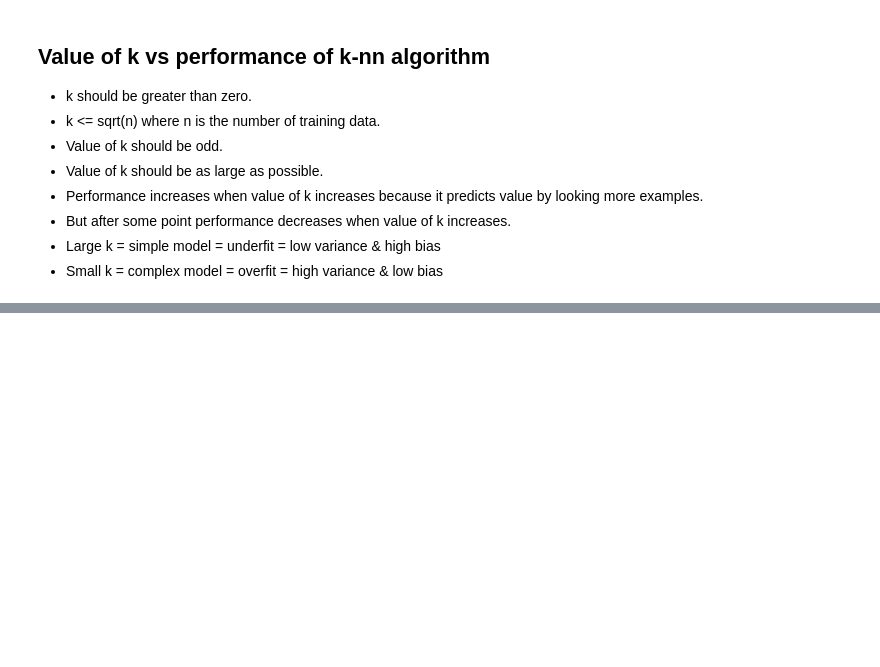
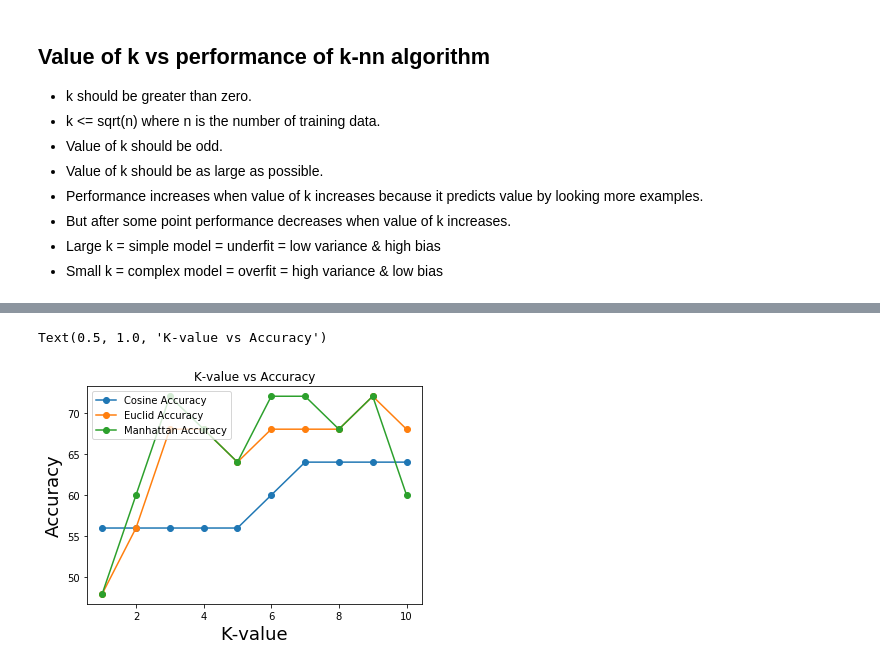
Before and after one commit to VatsalSoni301/Classifier_Regression, a Jupyter notebook: K_NN/q-1-2.ipynb, the cells around one changed output, grey strips where cells are left out. Saved outputs shown, nothing was run; the diff lists cells and outputs as text; code cells hidden in the pictures; blank space fills up the shorter version.

Commit message:
Resudial plot added and robot1 graph added

```diff
--- a/K_NN/q-1-2.ipynb
+++ b/K_NN/q-1-2.ipynb
@@ -148,0 +152,35 @@ Iris-versicolor       1.00      0.86      0.92         7
+# %%
+euclid = []
+cosine = []
+manhattan = []
+k=1
+Y_train = list(Y_train)
+while k<11:
+    predcosine = []
+    predeuclid = []
+    predmanhattan = []
+    for index,row in X_test.iterrows():
+        disteuclid = []
+        distcosine = []
+        distmanhattan = []
+        for index1,row1 in X_train.iterrows():
+            disteuclid.append(euclidean_distance(row,row1))
+            distcosine.append(1-cosine_similarity(row,row1))
+            distmanhattan.append(manhattan_distance(row,row1))
+
+        our = pd.DataFrame(
+        {'a': disteuclid,
+         'b': Y_train,
+         'c': distcosine,
+         'd': distmanhattan
+        })
+        predeuclid.append(prediction_robot1('a',k,our))
+        predcosine.append(prediction_robot1('c',k,our))
+        predmanhattan.append(prediction_robot1('d',k,our))
+    print("Euclid--->",accuracy_score(Y_test, predeuclid)*100)
+    euclid.append(accuracy_score(Y_test, predeuclid)*100)
+    print("Cosine--->",accuracy_score(Y_test, predcosine)*100)
+    cosine.append(accuracy_score(Y_test, predcosine)*100)
+    print("Manhattan--->",accuracy_score(Y_test, predmanhattan)*100)
+    manhattan.append(accuracy_score(Y_test, predmanhattan)*100)
+    k = k + 1
@@ -148,0 +205,13 @@ Iris-versicolor       1.00      0.86      0.92         7
+# %%
+fig, ax = plt.subplots()
+x_axis = [i for i in range(1,11,1)]
+ax.plot(x_axis, cosine, label="Cosine Accuracy",marker='o')
+ax.plot(x_axis, euclid, label="Euclid Accuracy",marker='o')
+ax.plot(x_axis, manhattan, label="Manhattan Accuracy",marker='o')
+ax.legend(loc=2)
+ax.set_xlabel("K-value", fontsize=18)
+ax.set_ylabel("Accuracy", fontsize=18)
+ax.set_title('K-value vs Accuracy')
+# %% [output]
+Text(0.5, 1.0, 'K-value vs Accuracy')
+[figure, added]
```
Also changed, not shown: parts of 7 cells of this notebook.
